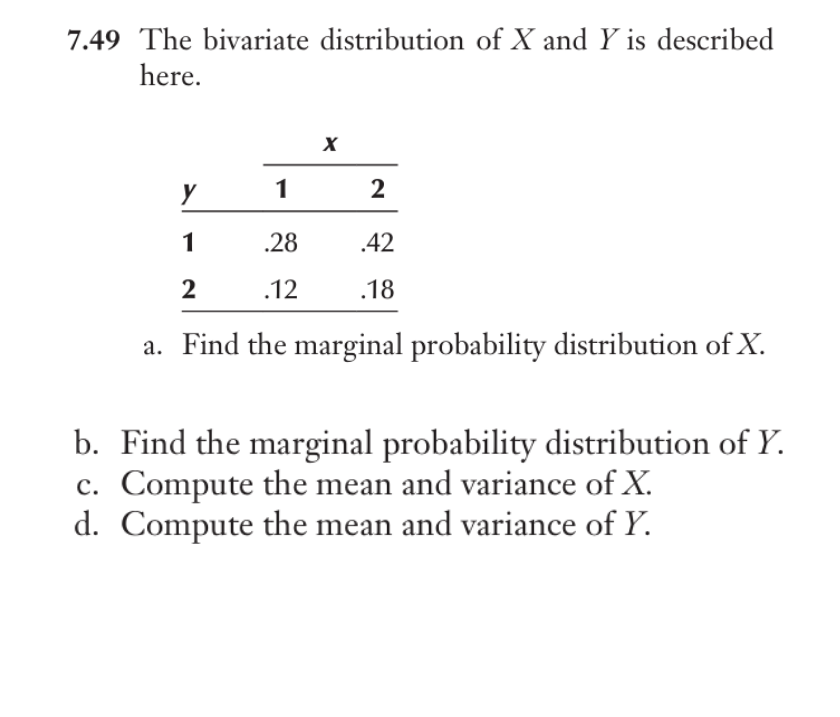
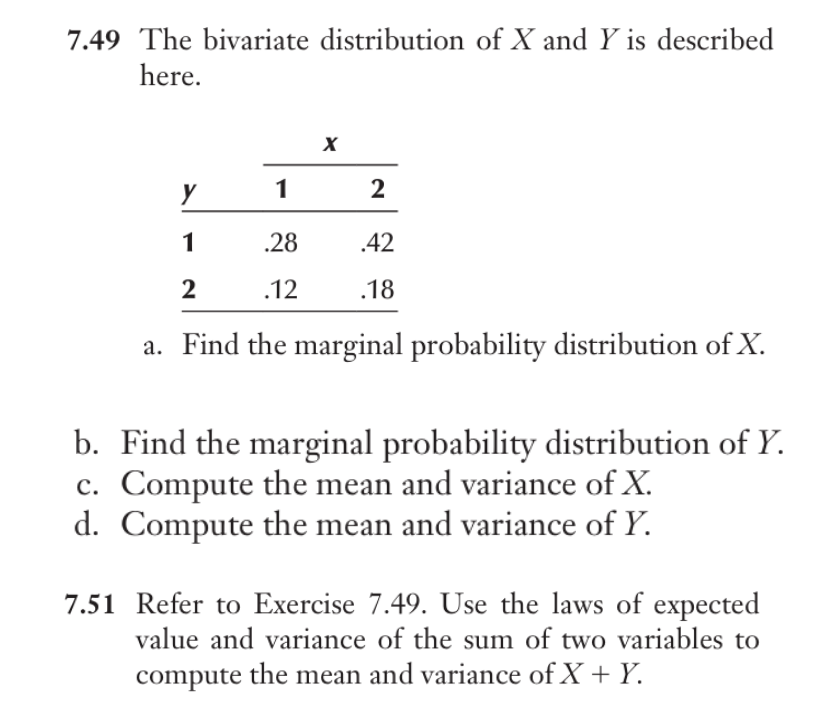
Before and after one commit to ArslanAmanov/Finance, a Jupyter notebook: QuantAnalyses/Quant_method_Analyses/probability_exercises.ipynb, the cells around one changed output. Drawn from its saved outputs; the diff is of its cells as text; code cells hidden in the pictures; blank space fills up the shorter version.

Commit message:
exercise 7.51

```diff
--- a/QuantAnalyses/Quant_method_Analyses/probability_exercises.ipynb
+++ b/QuantAnalyses/Quant_method_Analyses/probability_exercises.ipynb
@@ -23,3 +23,8 @@ from IPython.display import Image
 Image(filename='exercise 7.49.1.png', width=800, height=800)
 # %% [output]
 [figure]
+# %%
+from IPython.display import Image
+Image(filename='exercise 7.51.png', width=800, height=800)
+# %% [output]
+[figure, added]
```
